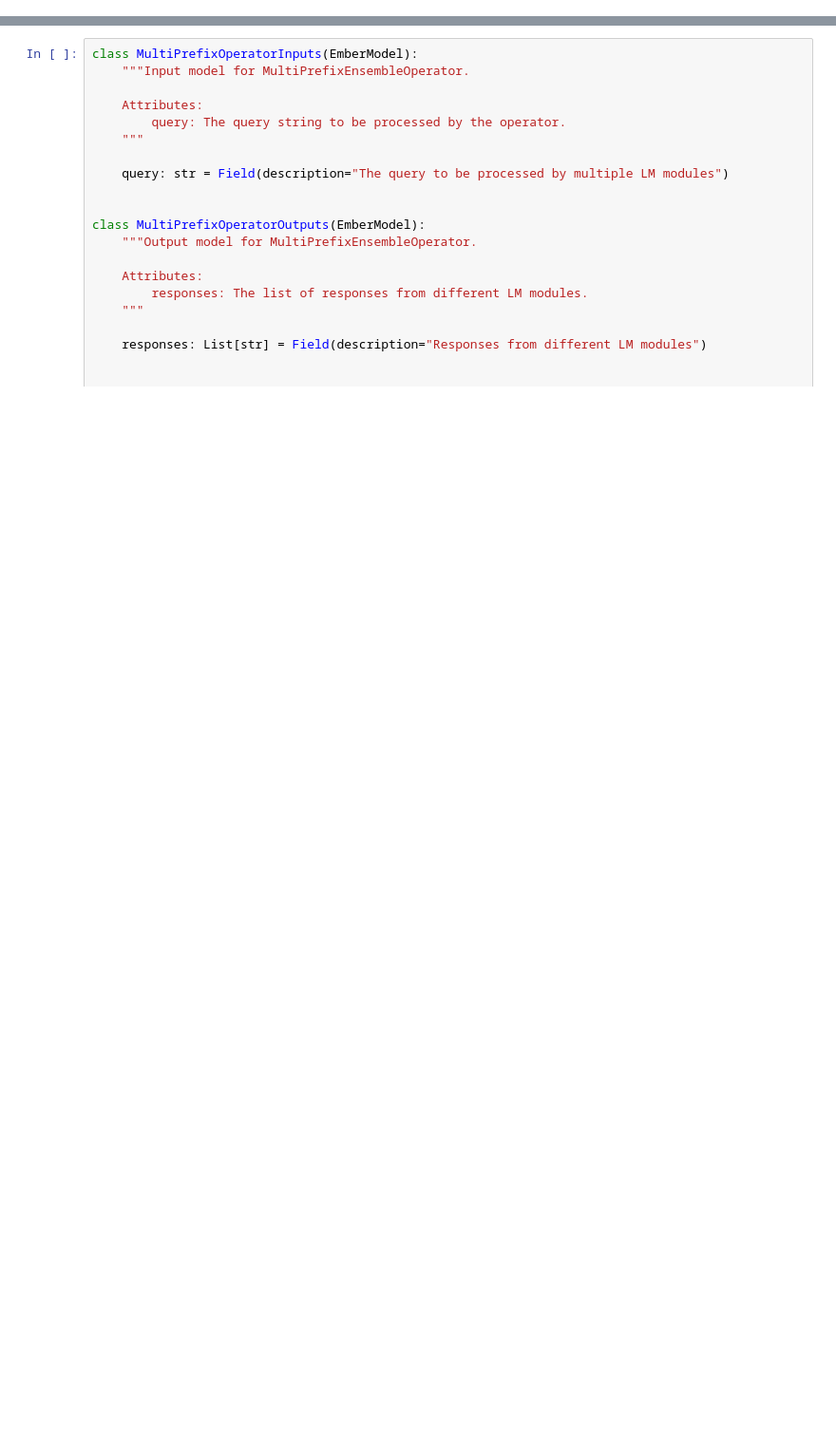
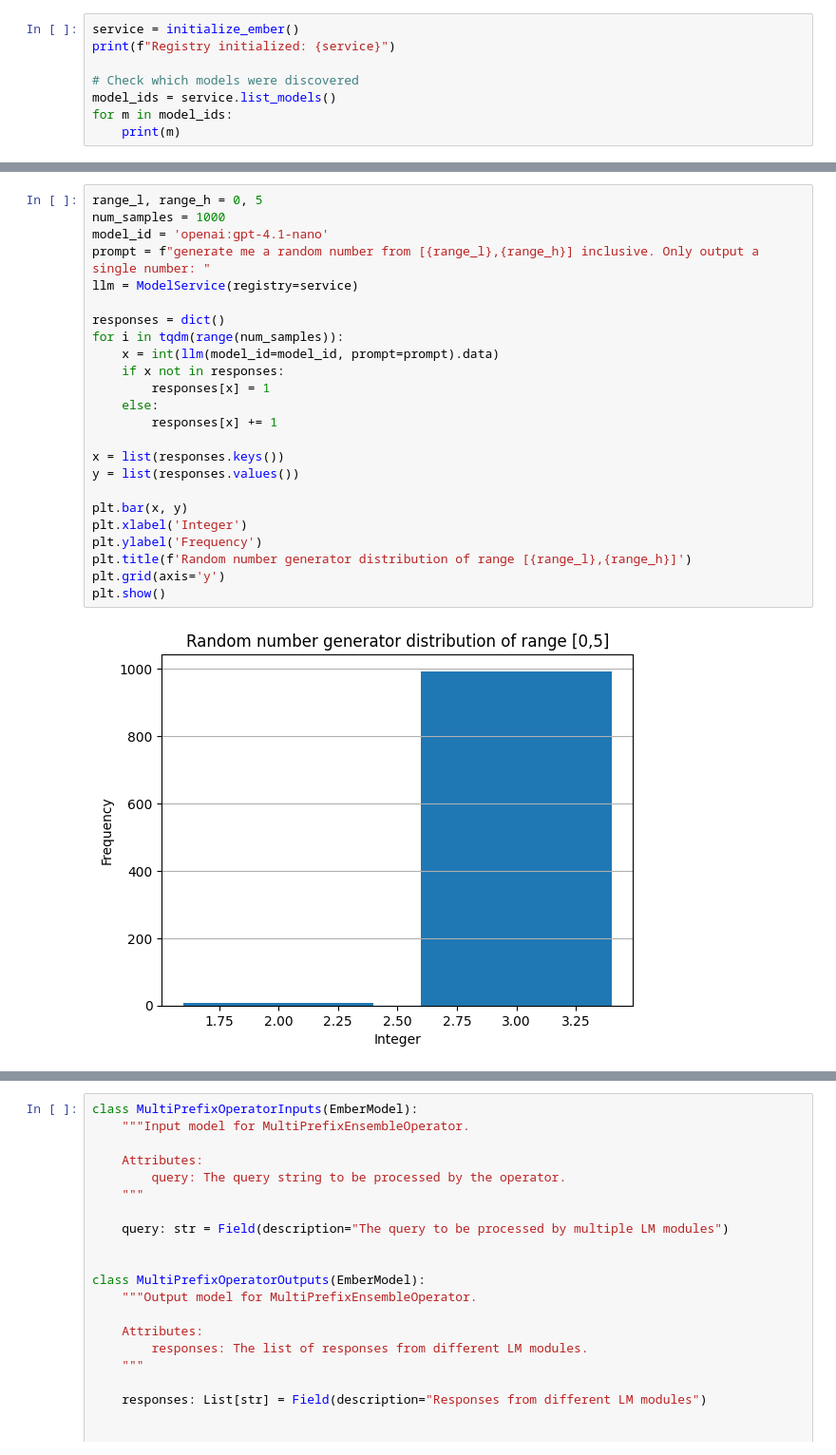
Before and after one commit to Jason-Lee08/pyember, a Jupyter notebook: research.ipynb, the cells around one changed output, grey strips where cells are left out. Shown at 95% size. Drawn from its saved outputs; the diff is of its cells as text; blank space fills up the shorter version.

```diff
--- a/research.ipynb
+++ b/research.ipynb
@@ -0,0 +71,8 @@
+# %%
+service = initialize_ember()
+print(f"Registry initialized: {service}")
+
+# Check which models were discovered
+model_ids = service.list_models()
+for m in model_ids:
+    print(m)
@@ -0,0 +97,26 @@
+# %%
+range_l, range_h = 0, 5
+num_samples = 1000
+model_id = 'openai:gpt-4.1-nano'
+prompt = f"generate me a random number from [{range_l},{range_h}] inclusive. Only output a single number: "
+llm = ModelService(registry=service)
+
+responses = dict()
+for i in tqdm(range(num_samples)):
+    x = int(llm(model_id=model_id, prompt=prompt).data)
+    if x not in responses:
+        responses[x] = 1
+    else:
+        responses[x] += 1
+
+x = list(responses.keys())
+y = list(responses.values())
+
+plt.bar(x, y)
+plt.xlabel('Integer')
+plt.ylabel('Frequency')
+plt.title(f'Random number generator distribution of range [{range_l},{range_h}]')
+plt.grid(axis='y')
+plt.show()
+# %% [output]
+[figure, added]
```
Also changed, not shown: parts of 13 cells of this notebook.
